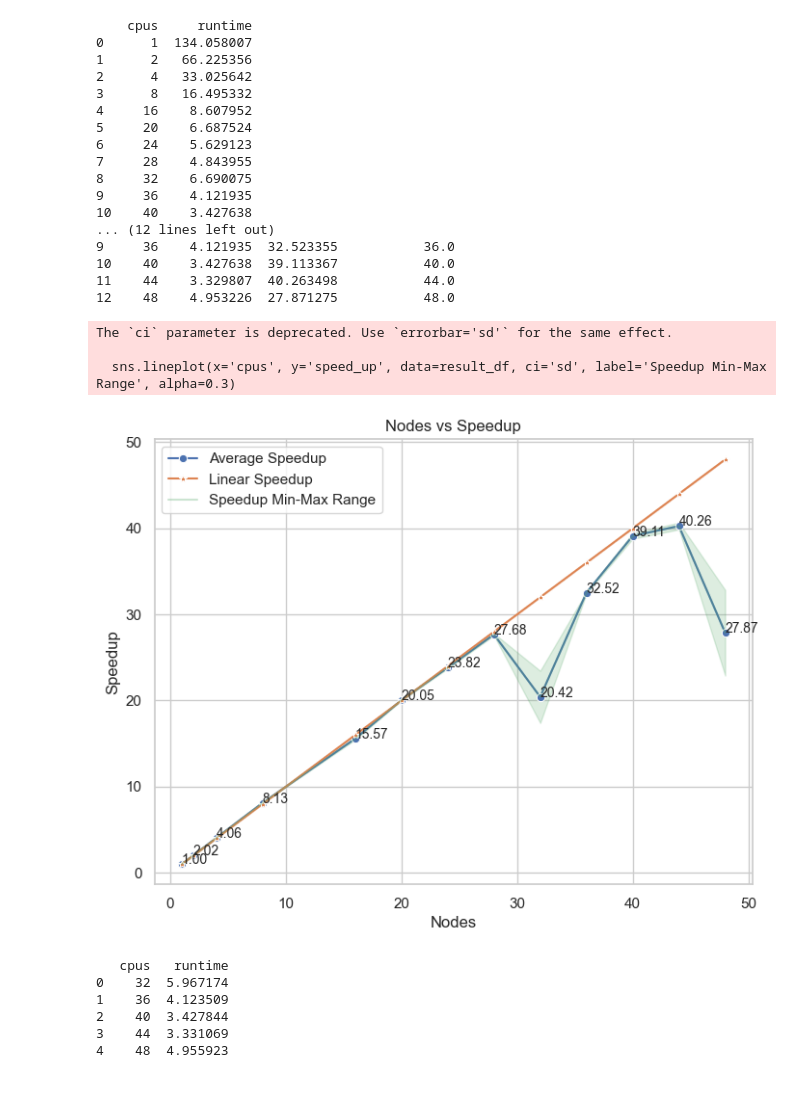
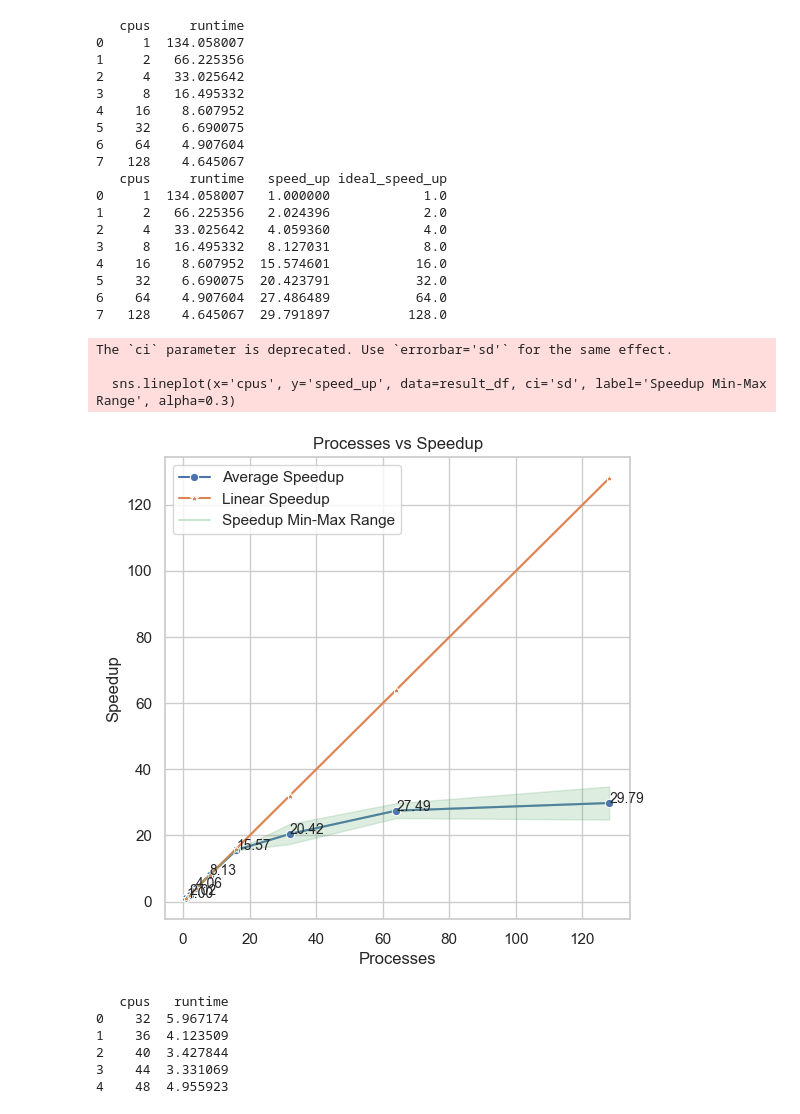
Before and after one commit to dondavan/HPC, a Jupyter notebook: ass3/Parallel_MPI/vis/pi_vis.ipynb, the cells around one changed output. Saved outputs shown, nothing was run; the diff lists cells and outputs as text; code cells hidden in the pictures.

```diff
--- a/ass3/Parallel_MPI/vis/pi_vis.ipynb
+++ b/ass3/Parallel_MPI/vis/pi_vis.ipynb
@@ -118,53 +117,54 @@ df_all = result_df.groupby('cpus').mean().reset_index().iloc[start_with:]
 df_min = result_df.groupby('cpus').min().reset_index().iloc[start_with:]
 df_max = result_df.groupby('cpus').max().reset_index().iloc[start_with:]
 df_min
 
 sns.set(style="whitegrid")
 
 print(df_all)
 plt.figure(figsize=(6, 6))
 sns.lineplot(x='cpus', y='speed_up', data=df_all, label='Average Speedup', marker='o')
 sns.lineplot(x='cpus', y='ideal_speed_up', data=result_df, label='Linear Speedup', marker='*')
 
 for i in range(len(df_all['runtime'])):
         plt.gca().text(df_all['cpus'][i], df_all['speed_up'][i], str("{:.2f}".format(df_all['speed_up'][i])),fontsize = 10)
 
 # plt.fill_between(df_all['cpus'], df_min['speed_up'], df_max['speed_up'], color='blue', alpha=0.3, label='Time Consumed Min-Max Range')
 # Use lineplot with ci parameter to add confidence interval
 sns.lineplot(x='cpus', y='speed_up', data=result_df, ci='sd', label='Speedup Min-Max Range', alpha=0.3)
 
 
 
-plt.xlabel('Nodes')
+plt.xlabel('Processes')
 plt.ylabel('Speedup')
-plt.title('Nodes vs Speedup')
+plt.title('Processes vs Speedup')
 plt.legend()
 plt.grid(True)
 
 plt.savefig("speedup.svg")
 plt.show()
 # %% [output]
-    cpus     runtime
-0      1  134.058007
-1      2   66.225356
-2      4   33.025642
-3      8   16.495332
-4     16    8.607952
-5     20    6.687524
-6     24    5.629123
-7     28    4.843955
-8     32    6.690075
-9     36    4.121935
-10    40    3.427638
-... (12 lines left out)
-9     36    4.121935  32.523355           36.0
-10    40    3.427638  39.113367           40.0
-11    44    3.329807  40.263498           44.0
-12    48    4.953226  27.871275           48.0
+   cpus     runtime
+0     1  134.058007
+1     2   66.225356
+2     4   33.025642
+3     8   16.495332
+4    16    8.607952
+5    32    6.690075
+6    64    4.907604
+7   128    4.645067
+   cpus     runtime   speed_up ideal_speed_up
+0     1  134.058007   1.000000            1.0
+1     2   66.225356   2.024396            2.0
+2     4   33.025642   4.059360            4.0
+3     8   16.495332   8.127031            8.0
+4    16    8.607952  15.574601           16.0
+5    32    6.690075  20.423791           32.0
+6    64    4.907604  27.486489           64.0
+7   128    4.645067  29.791897          128.0
 The `ci` parameter is deprecated. Use `errorbar='sd'` for the same effect.
 
   sns.lineplot(x='cpus', y='speed_up', data=result_df, ci='sd', label='Speedup Min-Max Range', alpha=0.3)
-[figure, old version]
+[figure, new version]
 # %%
 import pandas as pd
 import seaborn as sns
```
Also changed, not shown: parts of 4 cells of this notebook, 4 other files.
